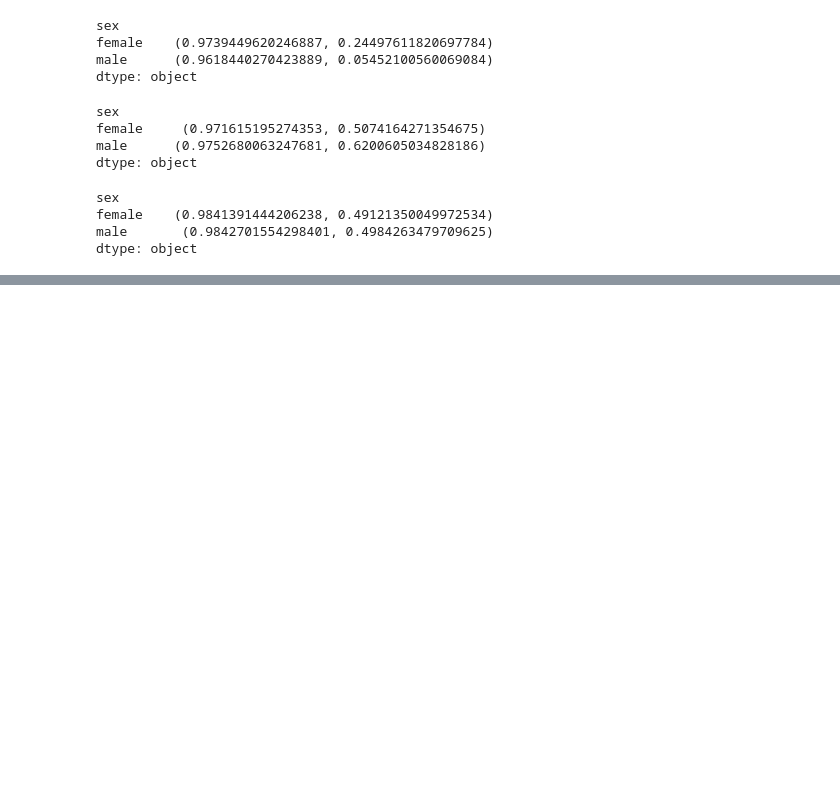
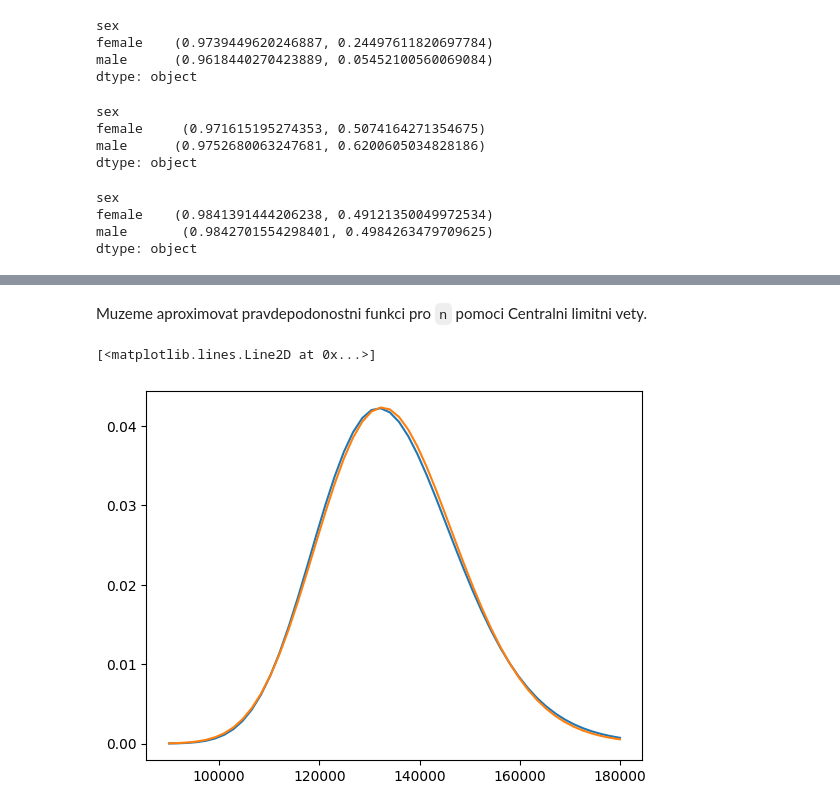
Before and after one commit to 1AmIWho1/projekt-STA, a Jupyter notebook: reseni.ipynb, the cells around one changed output, grey strips where cells are left out. Cells and saved outputs as stored; diff of their text form; code cells hidden in the pictures; blank space fills up the shorter version.

````diff
--- a/reseni.ipynb
+++ b/reseni.ipynb
@@ -123,0 +138,8 @@ dtype: object
+# %% [markdown]
+Muzeme aproximovat pravdepodonostni funkci pro ```n``` pomoci Centralni limitni vety.
+# %%
+plt.plot(n, stats.binom.pmf(91, 4000, 3000/n))
+plt.plot(n, stats.norm.pdf(91, loc=4000*3000/n, scale=(4000 * (3000/n) * (1 - 3000/n))**0.5))
+# %% [output]
+[<matplotlib.lines.Line2D at 0x...>]
+[figure, added]
````
Also changed, not shown: parts of 6 cells of this notebook.
